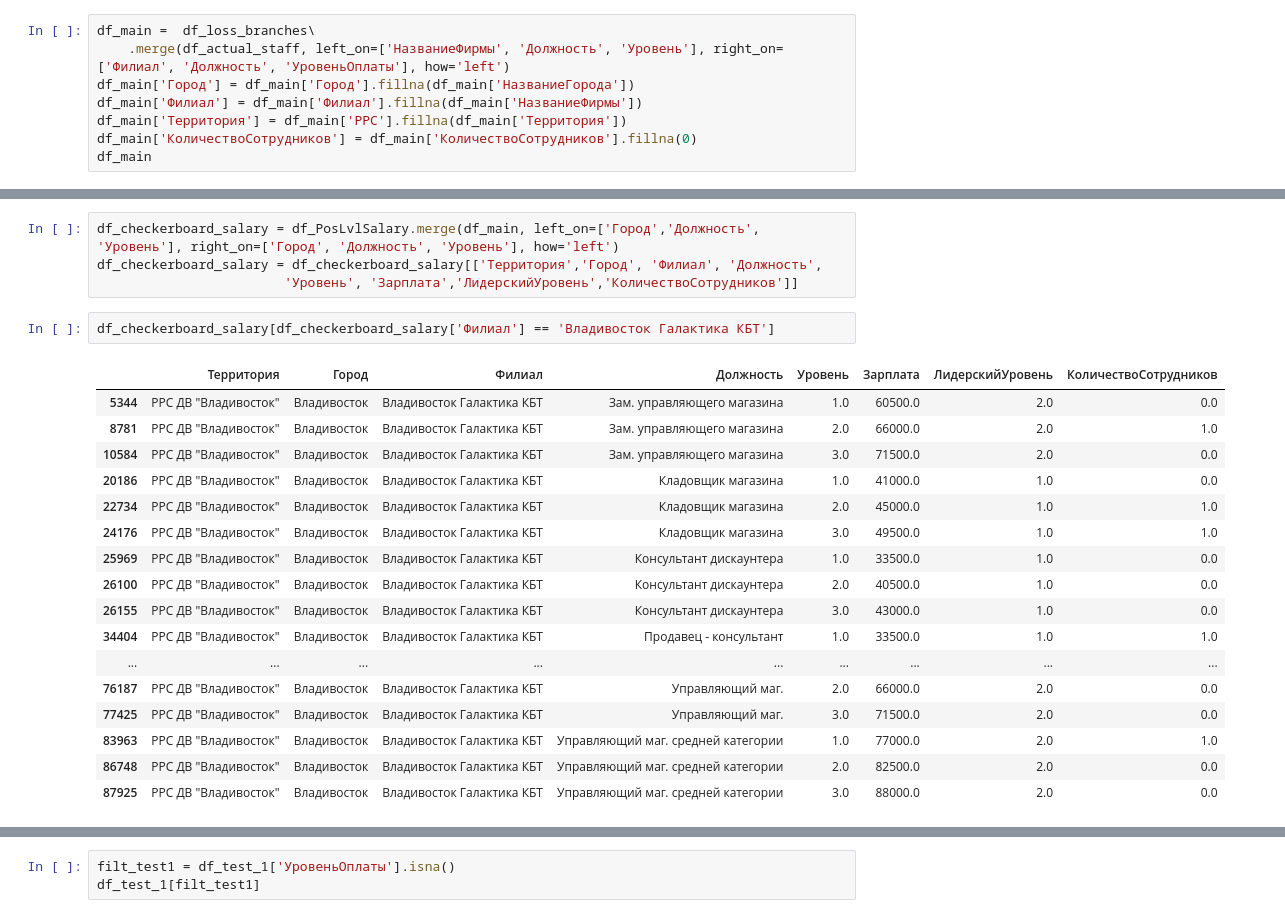
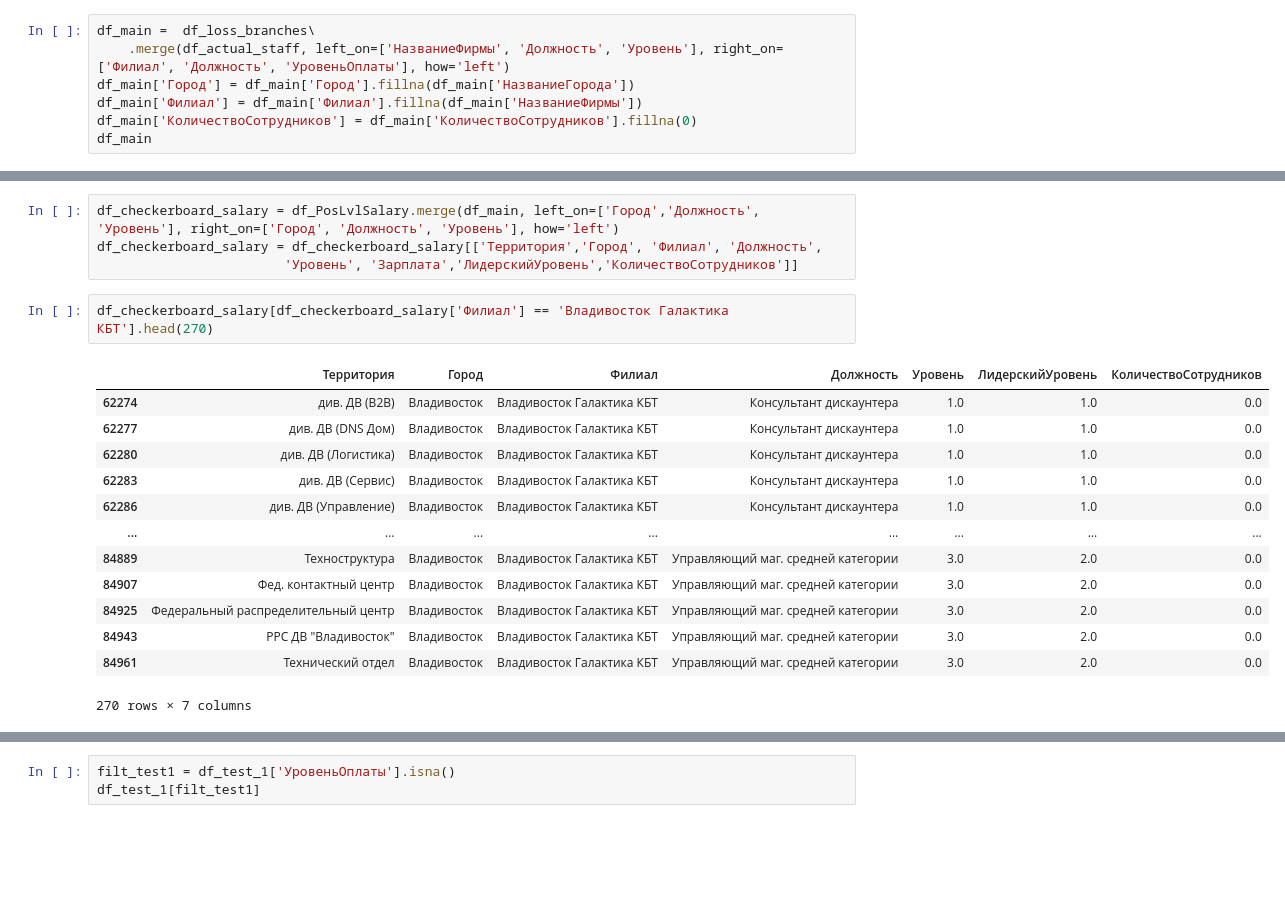
Before and after one commit to Onyaxoxo/report_system, a Jupyter notebook: etl/update_table_checkerboard_salary.ipynb, the cells around one changed output, grey strips where cells are left out. Saved outputs shown, nothing was run; the diff lists cells and outputs as text; blank space fills up the shorter version.

```diff
--- a/etl/update_table_checkerboard_salary.ipynb
+++ b/etl/update_table_checkerboard_salary.ipynb
@@ -258,7 +214,6 @@ df_main =  df_loss_branches\
     .merge(df_actual_staff, left_on=['НазваниеФирмы', 'Должность', 'Уровень'], right_on=['Филиал', 'Должность', 'УровеньОплаты'], how='left')
 df_main['Город'] = df_main['Город'].fillna(df_main['НазваниеГорода'])
 df_main['Филиал'] = df_main['Филиал'].fillna(df_main['НазваниеФирмы'])
-df_main['Территория'] = df_main['РРС'].fillna(df_main['Территория'])
 df_main['КоличествоСотрудников'] = df_main['КоличествоСотрудников'].fillna(0)
 df_main
 # %% [output]
@@ -280,22 +235,18 @@ df_checkerboard_salary = df_PosLvlSalary.merge(df_main, left_on=['Город','
 df_checkerboard_salary = df_checkerboard_salary[['Территория','Город', 'Филиал', 'Должность',
                         'Уровень', 'Зарплата','ЛидерскийУровень','КоличествоСотрудников']]
 # %%
-df_checkerboard_salary[df_checkerboard_salary['Филиал'] == 'Владивосток Галактика КБТ']
+df_checkerboard_salary[df_checkerboard_salary['Филиал'] == 'Владивосток Галактика КБТ'].head(270)
 # %% [output]
-|  | Территория | Город | Филиал | Должность | Уровень | Зарплата | ЛидерскийУровень | КоличествоСотрудников |
-| 5344 | РРС ДВ "Владивосток" | Владивосток | Владивосток Галактика КБТ | Зам. управляющего магазина | 1.0 | 60500.0 | 2.0 | 0.0 |
-| 8781 | РРС ДВ "Владивосток" | Владивосток | Владивосток Галактика КБТ | Зам. управляющего магазина | 2.0 | 66000.0 | 2.0 | 1.0 |
-| 10584 | РРС ДВ "Владивосток" | Владивосток | Владивосток Галактика КБТ | Зам. управляющего магазина | 3.0 | 71500.0 | 2.0 | 0.0 |
-| 20186 | РРС ДВ "Владивосток" | Владивосток | Владивосток Галактика КБТ | Кладовщик магазина | 1.0 | 41000.0 | 1.0 | 0.0 |
-| 22734 | РРС ДВ "Владивосток" | Владивосток | Владивосток Галактика КБТ | Кладовщик магазина | 2.0 | 45000.0 | 1.0 | 1.0 |
-| 24176 | РРС ДВ "Владивосток" | Владивосток | Владивосток Галактика КБТ | Кладовщик магазина | 3.0 | 49500.0 | 1.0 | 1.0 |
-| 25969 | РРС ДВ "Владивосток" | Владивосток | Владивосток Галактика КБТ | Консультант дискаунтера | 1.0 | 33500.0 | 1.0 | 0.0 |
-| 26100 | РРС ДВ "Владивосток" | Владивосток | Владивосток Галактика КБТ | Консультант дискаунтера | 2.0 | 40500.0 | 1.0 | 0.0 |
-| 26155 | РРС ДВ "Владивосток" | Владивосток | Владивосток Галактика КБТ | Консультант дискаунтера | 3.0 | 43000.0 | 1.0 | 0.0 |
-| 34404 | РРС ДВ "Владивосток" | Владивосток | Владивосток Галактика КБТ | Продавец - консультант | 1.0 | 33500.0 | 1.0 | 1.0 |
-| ... | ... | ... | ... | ... | ... | ... | ... | ... |
-| 76187 | РРС ДВ "Владивосток" | Владивосток | Владивосток Галактика КБТ | Управляющий маг. | 2.0 | 66000.0 | 2.0 | 0.0 |
-| 77425 | РРС ДВ "Владивосток" | Владивосток | Владивосток Галактика КБТ | Управляющий маг. | 3.0 | 71500.0 | 2.0 | 0.0 |
-| 83963 | РРС ДВ "Владивосток" | Владивосток | Владивосток Галактика КБТ | Управляющий маг. средней категории | 1.0 | 77000.0 | 2.0 | 1.0 |
-| 86748 | РРС ДВ "Владивосток" | Владивосток | Владивосток Галактика КБТ | Управляющий маг. средней категории | 2.0 | 82500.0 | 2.0 | 0.0 |
-| 87925 | РРС ДВ "Владивосток" | Владивосток | Владивосток Галактика КБТ | Управляющий маг. средней категории | 3.0 | 88000.0 | 2.0 | 0.0 |
+|  | Территория | Город | Филиал | Должность | Уровень | ЛидерскийУровень | КоличествоСотрудников |
+| 62274 | див. ДВ (B2B) | Владивосток | Владивосток Галактика КБТ | Консультант дискаунтера | 1.0 | 1.0 | 0.0 |
+| 62277 | див. ДВ (DNS Дом) | Владивосток | Владивосток Галактика КБТ | Консультант дискаунтера | 1.0 | 1.0 | 0.0 |
+| 62280 | див. ДВ (Логистика) | Владивосток | Владивосток Галактика КБТ | Консультант дискаунтера | 1.0 | 1.0 | 0.0 |
+| 62283 | див. ДВ (Сервис) | Владивосток | Владивосток Галактика КБТ | Консультант дискаунтера | 1.0 | 1.0 | 0.0 |
+| 62286 | див. ДВ (Управление) | Владивосток | Владивосток Галактика КБТ | Консультант дискаунтера | 1.0 | 1.0 | 0.0 |
+| ... | ... | ... | ... | ... | ... | ... | ... |
+| 84889 | Техноструктура | Владивосток | Владивосток Галактика КБТ | Управляющий маг. средней категории | 3.0 | 2.0 | 0.0 |
+| 84907 | Фед. контактный центр | Владивосток | Владивосток Галактика КБТ | Управляющий маг. средней категории | 3.0 | 2.0 | 0.0 |
+| 84925 | Федеральный распределительный центр | Владивосток | Владивосток Галактика КБТ | Управляющий маг. средней категории | 3.0 | 2.0 | 0.0 |
+| 84943 | РРС ДВ "Владивосток" | Владивосток | Владивосток Галактика КБТ | Управляющий маг. средней категории | 3.0 | 2.0 | 0.0 |
+| 84961 | Технический отдел | Владивосток | Владивосток Галактика КБТ | Управляющий маг. средней категории | 3.0 | 2.0 | 0.0 |
+270 rows × 7 columns
```
Also changed, not shown: parts of 12 cells of this notebook.
